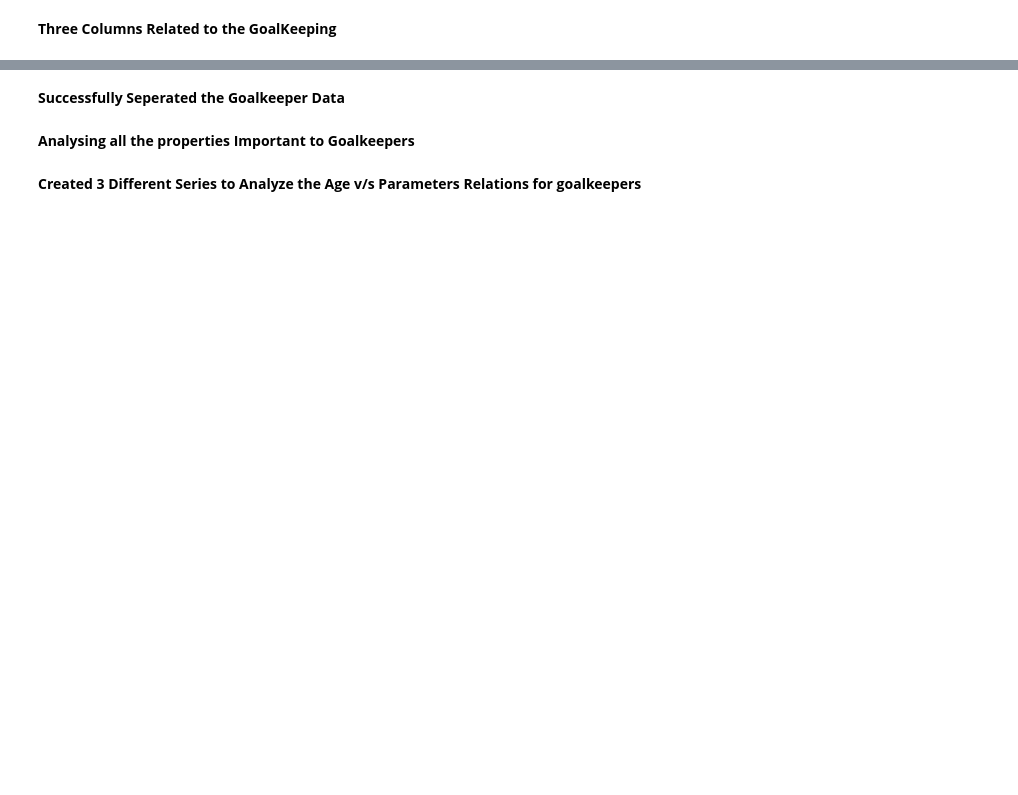
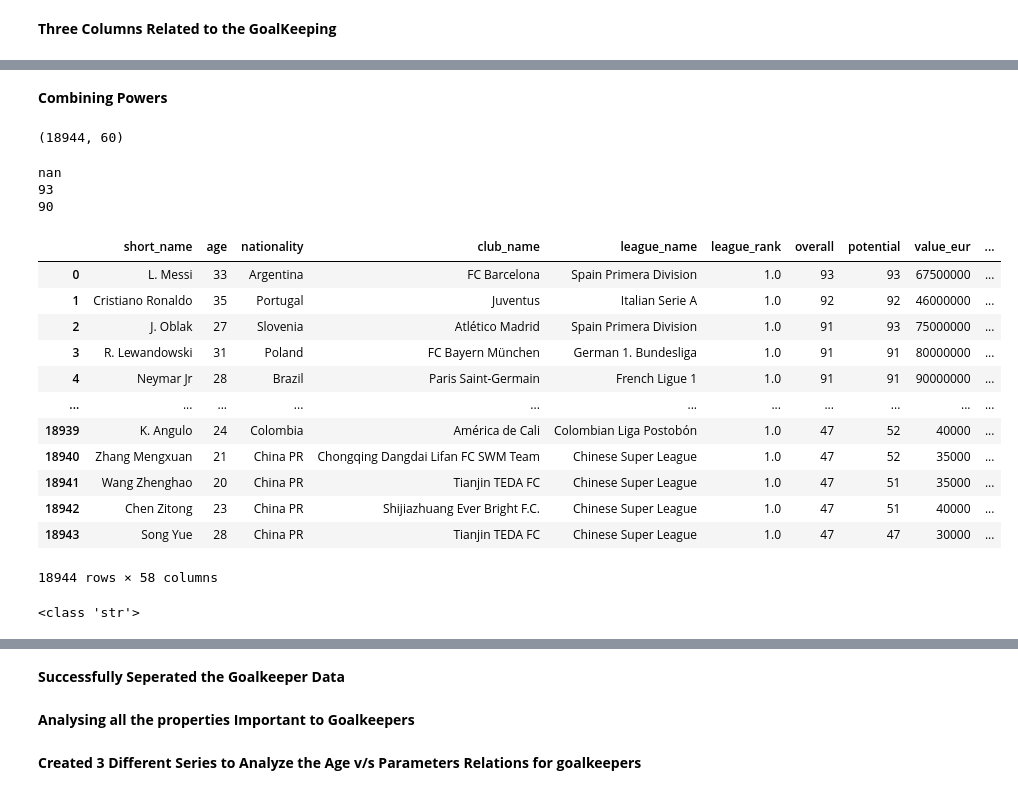
Before and after one commit to SianRods/Data-Science-ML, a Jupyter notebook: DJS Compute Taks/DJS-Compute_Tasks.ipynb, the cells around one changed output, grey strips where cells are left out. Drawn from its saved outputs; the diff is of its cells as text; code cells hidden in the pictures; blank space fills up the shorter version.

Commit message:
Data Combined

```diff
--- a/DJS Compute Taks/DJS-Compute_Tasks.ipynb
+++ b/DJS Compute Taks/DJS-Compute_Tasks.ipynb
@@ -35,0 +117,8 @@ fifa_df.head()
+# %%
+# Combining the Skill Movement and the Power Parameters
+# Average can be Considered cause all the parameters lie along the same range
+
+fifa_df['skill_avg']=(fifa_df['skill_ball_control']+fifa_df['skill_curve']+fifa_df['skill_dribbling']+fifa_df['skill_fk_accuracy']+fifa_df['skill_long_passing'])/5
+# Dropping the Columns
+fifa_df.drop(columns=['skill_ball_control','skill_curve','skill_dribbling','skill_fk_accuracy','skill_long_passing'],inplace=True)
+fifa_df.shape
@@ -35,0 +129,4 @@ fifa_df.head()
+# %%
+fifa_df['Mentality_avg']=(fifa_df['mentality_aggression']+fifa_df['mentality_composure']+fifa_df['mentality_interceptions']+fifa_df['mentality_penalties']+fifa_df['mentality_positioning']+fifa_df['mentality_vision'])/6
+# Dropping all the mentality columns
+fifa_df.drop(columns=['mentality_aggression','mentality_composure','mentality_interceptions','mentality_penalties','mentality_positioning','mentality_vision'],inplace =True)
@@ -35,0 +150,44 @@ fifa_df.head()
+# %%
+fifa_df['Movements_avg']=(fifa_df['movement_acceleration']+fifa_df['movement_agility']+fifa_df['movement_balance']+fifa_df['movement_reactions']+fifa_df['movement_sprint_speed'])/5
+fifa_df.drop(columns=['movement_acceleration','movement_agility','movement_balance','movement_reactions','movement_sprint_speed'],inplace=True)
+# %% [markdown]
+**Combining Powers**
+# %%
+fifa_df['Power_avg']=(fifa_df['power_jumping']+fifa_df['power_long_shots']+fifa_df['power_shot_power']+fifa_df['power_stamina']+fifa_df['power_strength'])/5
+# Dropping the Columns From the Data Sets
+fifa_df.drop(columns=['power_jumping','power_long_shots','power_shot_power','power_stamina','power_strength'],inplace=True)
+# %%
+fifa_df.shape
+# %% [output]
+(18944, 60)
+# %%
+#Checking if all the Parameterso of the Defending are defined on the same scale
+print(fifa_df['defending_marking'].max())
+print(fifa_df['defending_standing_tackle'].max())
+print(fifa_df['defending_sliding_tackle'].max())
+# Hence it can be Proved that all the Parameters in the Defending Sections are Defined on the Same Scale
+#and can be combined using the mean or the weighted mean
+fifa_df['defending_avg']=(fifa_df['defending_marking']+fifa_df['defending_sliding_tackle']+fifa_df['defending_standing_tackle'])/3
+# Dropping the Columns from the Data Set
+fifa_df.drop(columns=['defending_marking','defending_sliding_tackle','defending_standing_tackle'])
+# %% [output]
+nan
+93
+90
+|  | short_name | age | nationality | club_name | league_name | league_rank | overall | potential | value_eur | ... |
+| 0 | L. Messi | 33 | Argentina | FC Barcelona | Spain Primera Division | 1.0 | 93 | 93 | 67500000 | ... |
+| 1 | Cristiano Ronaldo | 35 | Portugal | Juventus | Italian Serie A | 1.0 | 92 | 92 | 46000000 | ... |
+| 2 | J. Oblak | 27 | Slovenia | Atlético Madrid | Spain Primera Division | 1.0 | 91 | 93 | 75000000 | ... |
+| 3 | R. Lewandowski | 31 | Poland | FC Bayern München | German 1. Bundesliga | 1.0 | 91 | 91 | 80000000 | ... |
+| 4 | Neymar Jr | 28 | Brazil | Paris Saint-Germain | French Ligue 1 | 1.0 | 91 | 91 | 90000000 | ... |
+| ... | ... | ... | ... | ... | ... | ... | ... | ... | ... | ... |
+| 18939 | K. Angulo | 24 | Colombia | América de Cali | Colombian Liga Postobón | 1.0 | 47 | 52 | 40000 | ... |
+| 18940 | Zhang Mengxuan | 21 | China PR | Chongqing Dangdai Lifan FC SWM Team | Chinese Super League | 1.0 | 47 | 52 | 35000 | ... |
+| 18941 | Wang Zhenghao | 20 | China PR | Tianjin TEDA FC | Chinese Super League | 1.0 | 47 | 51 | 35000 | ... |
+| 18942 | Chen Zitong | 23 | China PR | Shijiazhuang Ever Bright F.C. | Chinese Super League | 1.0 | 47 | 51 | 40000 | ... |
+| 18943 | Song Yue | 28 | China PR | Tianjin TEDA FC | Chinese Super League | 1.0 | 47 | 47 | 30000 | ... |
+18944 rows × 58 columns
+# %%
+print(type(fifa_df.at[0,'ls']))
+# %% [output]
+<class 'str'>
```
Also changed, not shown: parts of 24 cells of this notebook.
